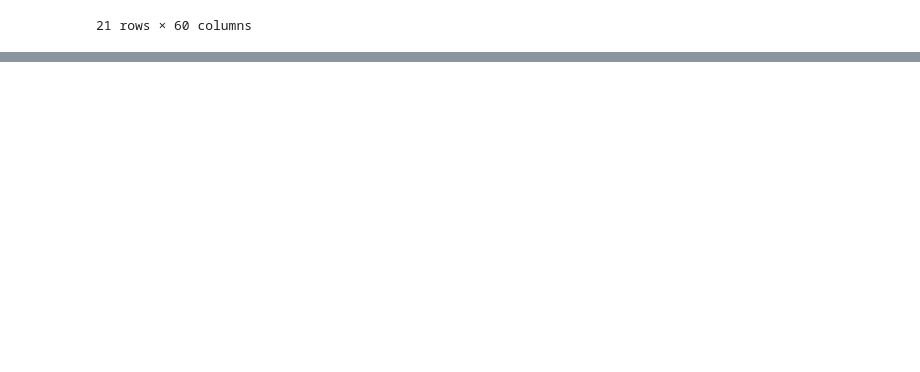
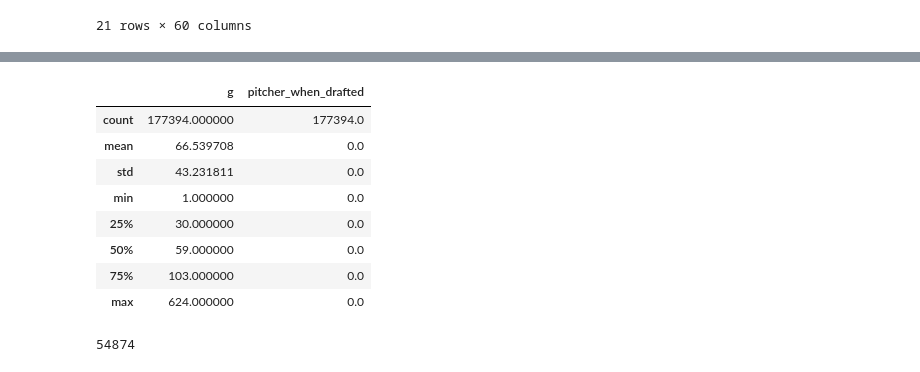
Before and after one commit to sumairshah/Pando-Baseball, a Jupyter notebook: PandoBaseball.ipynb, the cells around one changed output, grey strips where cells are left out. Drawn from its saved outputs; the diff is of its cells as text; code cells hidden in the pictures; blank space fills up the shorter version.

```diff
--- a/PandoBaseball.ipynb
+++ b/PandoBaseball.ipynb
@@ -477,0 +488,22 @@ hitters[hitters.proper_name == 'Ichiro Suzuki']
+# %%
+def removepitchers(df):
+    hittersonly = df[hitters.pitcher_when_drafted ==0]
+    return hittersonly
+# %%
+hittersonly = removepitchers(hitters)
+# %%
+hittersonly[['lvl','g','pitcher_when_drafted']].describe()
+# %% [output]
+|  | g | pitcher_when_drafted |
+| count | 177394.000000 | 177394.0 |
+| mean | 66.539708 | 0.0 |
+| std | 43.231811 | 0.0 |
+| min | 1.000000 | 0.0 |
+| 25% | 30.000000 | 0.0 |
+| 50% | 59.000000 | 0.0 |
+| 75% | 103.000000 | 0.0 |
+| max | 624.000000 | 0.0 |
+# %%
+hitters.shape[0]-hittersonly.shape[0]
+# %% [output]
+54874
```
Also changed, not shown: parts of 4 cells of this notebook.
